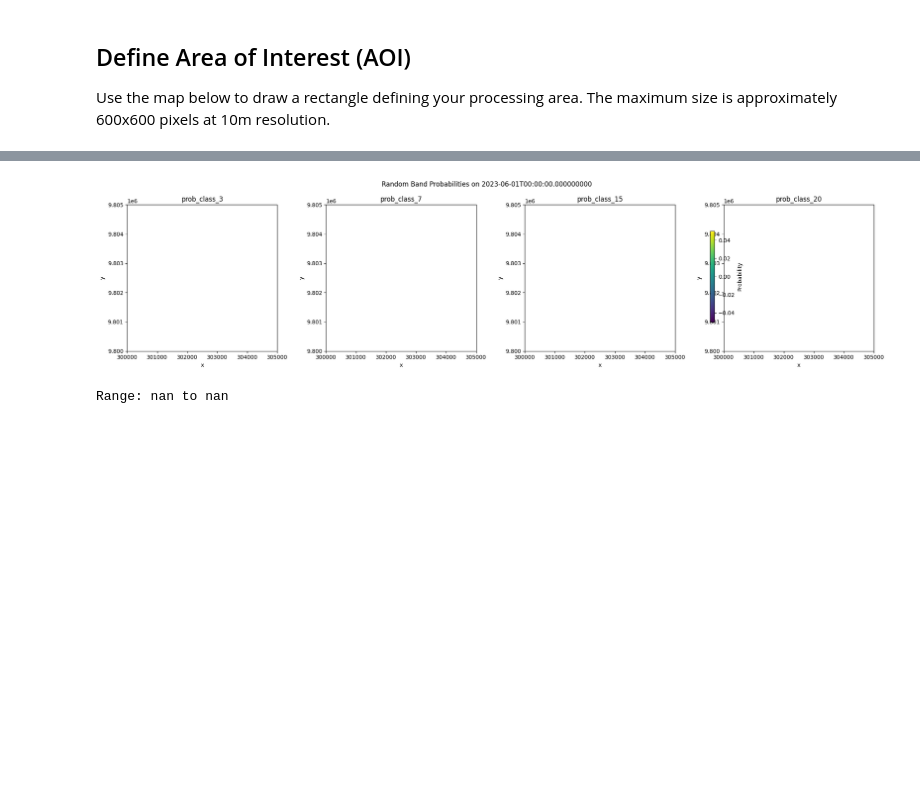
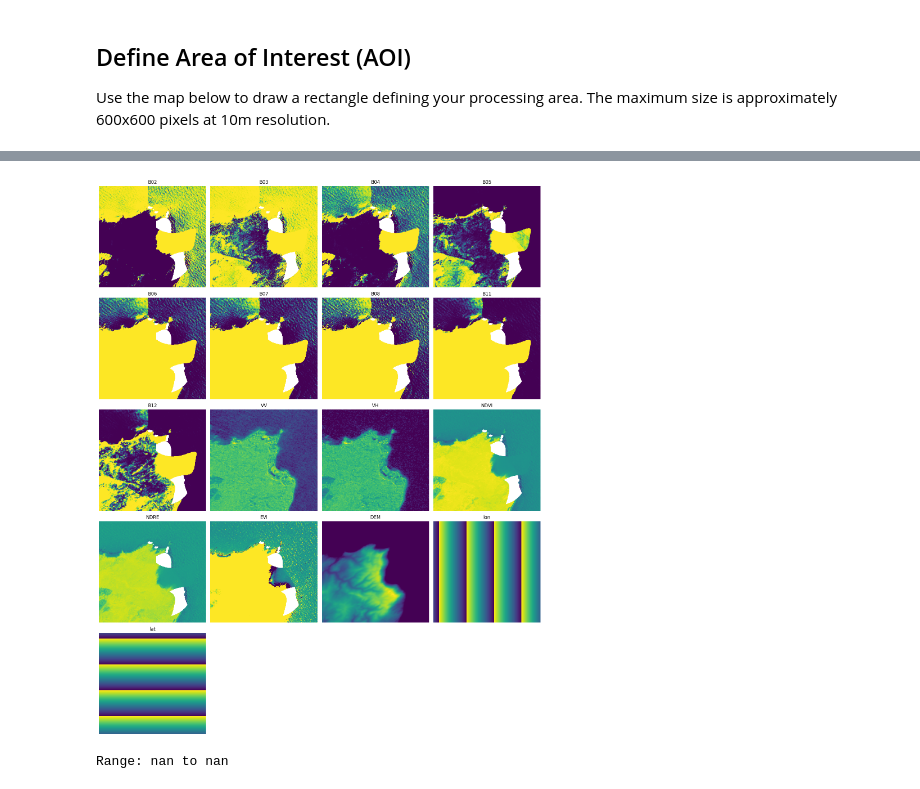
Before and after one commit to masolele/WAC, a Jupyter notebook: openEO/inference/comcrop_onnx_hv.ipynb, the cells around one changed output, grey strips where cells are left out. Saved outputs shown, nothing was run; the diff lists cells and outputs as text; code cells hidden in the pictures; blank space fills up the shorter version.

```diff
--- a/openEO/inference/comcrop_onnx_hv.ipynb
+++ b/openEO/inference/comcrop_onnx_hv.ipynb
@@ -130,9 +84,34 @@ Band 17: min = 0.8828858733177185, max = 0.8829346895217896
 # %%
 import matplotlib.pyplot as plt
 import xarray as xr
-ds = xr.open_dataset("C:/Git_projects/WAC/production/prediction/testj-25071812401340b383e7c9a0c3b74f3c/openEO.nc")
+# Load dataset
+ds = xr.open_dataset("C:/Git_projects/WAC/production/prediction/input_testj-25072211570949079ec3aba2c01f022c/openEO.nc")
+
+
+
+# Filter only variables with dimensions (t, y, x)
+variables_to_plot = [var for var in ds.data_vars if {'t', 'y', 'x'}.issubset(ds[var].dims)]
+
+n = len(variables_to_plot)
+ncols = 4  # adjust based on how wide you want the figure
+nrows = -(-n // ncols)  # ceiling division
+
+fig, axes = plt.subplots(nrows=nrows, ncols=ncols, figsize=(4*ncols, 4*nrows))
+
+for i, var in enumerate(variables_to_plot):
+    ax = axes.flat[i]
+    ds[var].isel(t=0).plot(ax=ax, add_colorbar=False)
+    ax.set_title(var)
+    ax.axis('off')
+
+# Hide any unused subplots
+for j in range(i + 1, len(axes.flat)):
+    axes.flat[j].axis('off')
+
+plt.tight_layout()
+plt.show()
 # %% [output]
-[figure, old version]
+[figure, new version]
 # %%
 # Get the DataArray for t=0
 data = ds['prob_class_0'].isel(t=0)
```
Also changed, not shown: parts of 3 cells of this notebook, 4 other files.
